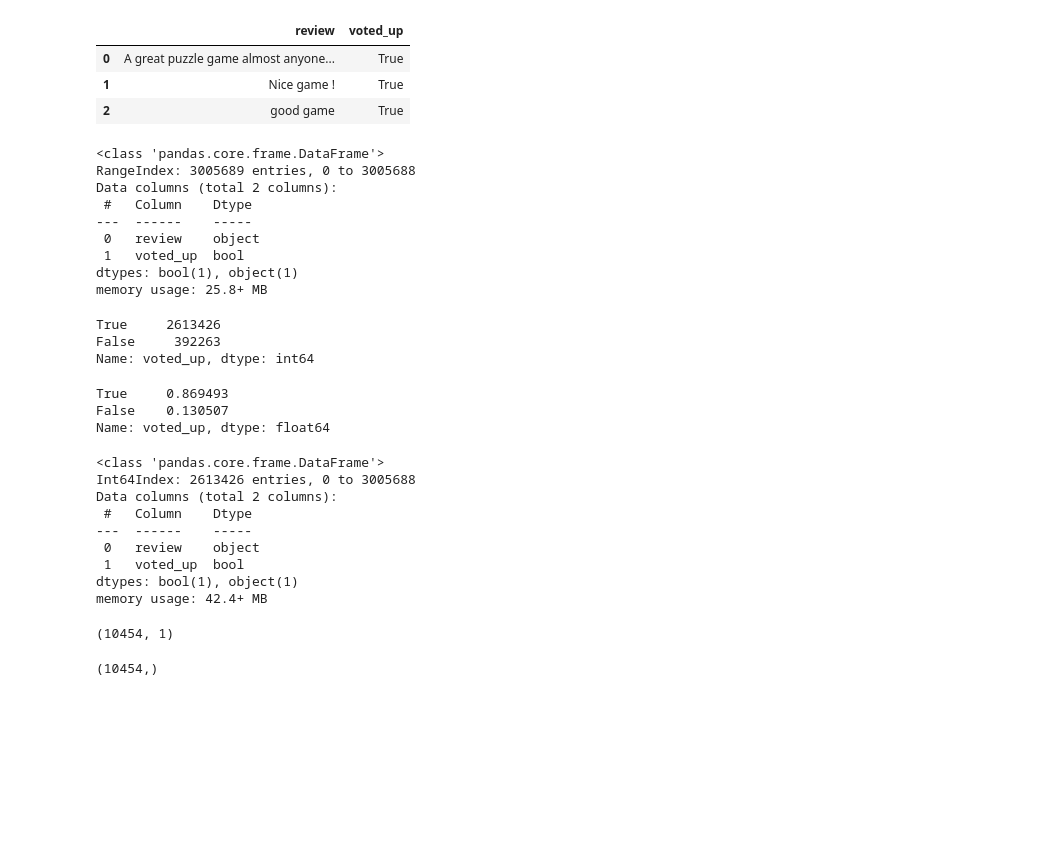
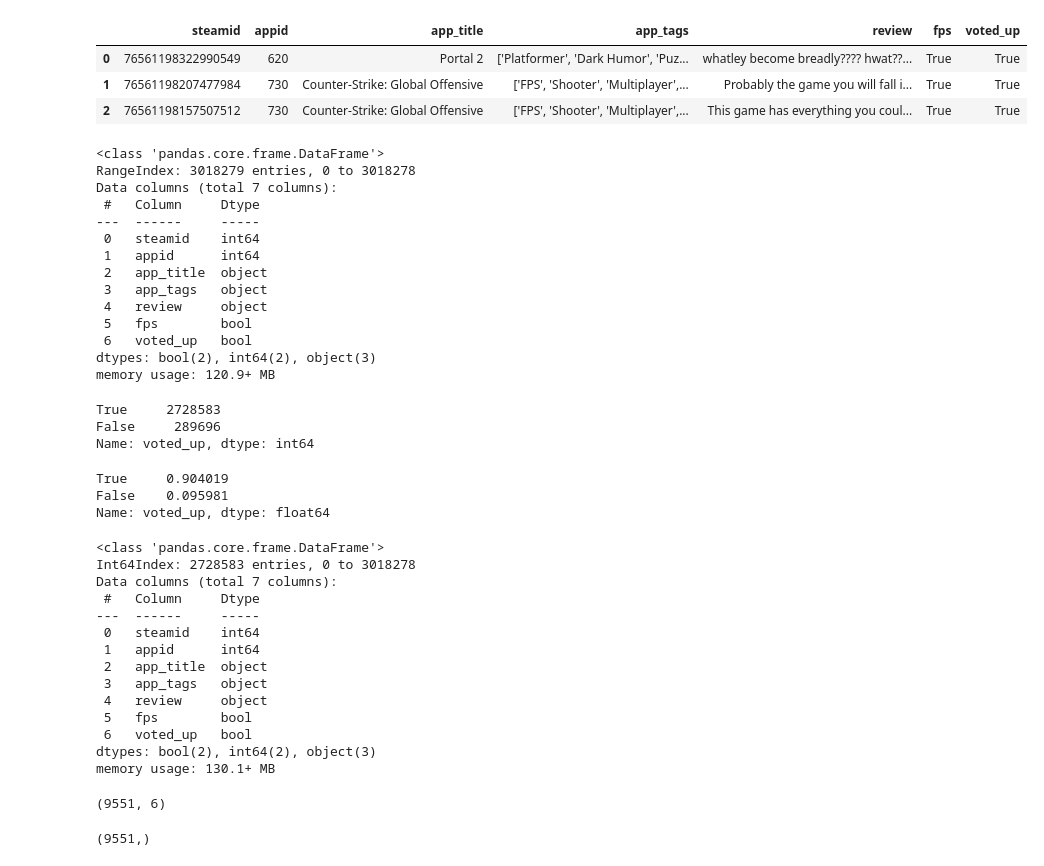
Before and after one commit to jnhoogstra/Steam_NLP_ReviewPredict, a Jupyter notebook: Notebooks/individual/jake/csv_stuff.ipynb, the cells around one changed output. Saved outputs shown, nothing was run; the diff lists cells and outputs as text; code cells hidden in the pictures; blank space fills up the shorter version.

```diff
--- a/Notebooks/individual/jake/csv_stuff.ipynb
+++ b/Notebooks/individual/jake/csv_stuff.ipynb
@@ -15,39 +15,44 @@ from sklearn.model_selection import train_test_split
 # %%
 # found a major class imbalance after doing work in merge_and_chop, so I'm going to fix that here
 # also going to create a csv of roughly 20k instead of doing the train, test, and calidate csv files due to vocabulary problems
 
 #this df is made from merge_and_chop using the dataset files at https://www.kaggle.com/forgemaster/steam-reviews-dataset?select=reviews-1-115.csv
 #none of these files are stored in github
-df = pd.read_csv("../../../data/combined_split_reviews.csv")
+df = pd.read_csv("../../../../trimmed/combined_split_reviews.csv")
 df.head(3)
 # %% [output]
-|  | review | voted_up |
-| 0 | A great puzzle game almost anyone... | True |
-| 1 | Nice game ! | True |
-| 2 | good game | True |
+|  | steamid | appid | app_title | app_tags | review | fps | voted_up |
+| 0 | 76561198322990549 | 620 | Portal 2 | ['Platformer', 'Dark Humor', 'Puz... | whatley become breadly???? hwat??... | True | True |
+| 1 | 76561198207477984 | 730 | Counter-Strike: Global Offensive | ['FPS', 'Shooter', 'Multiplayer',... | Probably the game you will fall i... | True | True |
+| 2 | 76561198157507512 | 730 | Counter-Strike: Global Offensive | ['FPS', 'Shooter', 'Multiplayer',... | This game has everything you coul... | True | True |
 # %%
 df.info()
 # %% [output]
 <class 'pandas.core.frame.DataFrame'>
-RangeIndex: 3005689 entries, 0 to 3005688
-Data columns (total 2 columns):
- #   Column    Dtype
----  ------    -----
- 0   review    object
- 1   voted_up  bool
-dtypes: bool(1), object(1)
-memory usage: 25.8+ MB
+RangeIndex: 3018279 entries, 0 to 3018278
+Data columns (total 7 columns):
+ #   Column     Dtype
+---  ------     -----
+ 0   steamid    int64
+ 1   appid      int64
+ 2   app_title  object
+ 3   app_tags   object
+ 4   review     object
+ 5   fps        bool
+ 6   voted_up   bool
+dtypes: bool(2), int64(2), object(3)
+memory usage: 120.9+ MB
 # %%
 df["voted_up"].value_counts()
 # %% [output]
-True     2613426
-False     392263
+True     2728583
+False     289696
 Name: voted_up, dtype: int64
 # %%
 df["voted_up"].value_counts(normalize=True)
 # %% [output]
-True     0.869493
-False    0.130507
+True     0.904019
+False    0.095981
 Name: voted_up, dtype: float64
 # %%
 # above is where our class imbalance in the train, test, and validate splits comes from
@@ -59,23 +64,28 @@ df_down = df.loc[df['voted_up'] == 0]
 df_up.info()
 # %% [output]
 <class 'pandas.core.frame.DataFrame'>
-Int64Index: 2613426 entries, 0 to 3005688
-Data columns (total 2 columns):
- #   Column    Dtype
----  ------    -----
- 0   review    object
- 1   voted_up  bool
-dtypes: bool(1), object(1)
-memory usage: 42.4+ MB
+Int64Index: 2728583 entries, 0 to 3018278
+Data columns (total 7 columns):
+ #   Column     Dtype
+---  ------     -----
+ 0   steamid    int64
+ 1   appid      int64
+ 2   app_title  object
+ 3   app_tags   object
+ 4   review     object
+ 5   fps        bool
+ 6   voted_up   bool
+dtypes: bool(2), int64(2), object(3)
+memory usage: 130.1+ MB
 # %%
 X_up = df_up.drop("voted_up", axis=1)
 y_up = df_up["voted_up"]
 
-X_train, X_test, y_train, y_test = train_test_split(X_up, y_up, random_state=57, test_size=0.004) #took some fiddling for test_size
+X_train, X_test, y_train, y_test = train_test_split(X_up, y_up, random_state=57, test_size=0.0035) #took some fiddling for test_size
 display(X_test.shape, y_test.shape)
 # %% [output]
-(10454, 1)
+(9551, 6)
-(10454,)
+(9551,)
 # %%
 df_up_sample = pd.concat([X_test, y_test], axis=1)
 df_up_sample.info()
```
Also changed, not shown: parts of 12 cells of this notebook, 4 other files.
